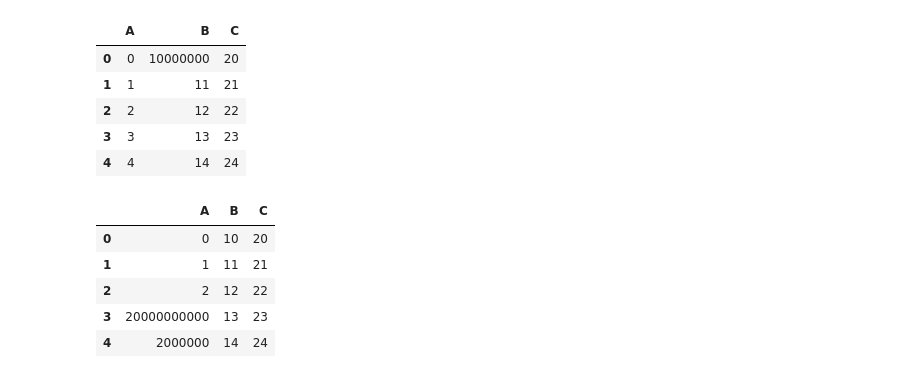
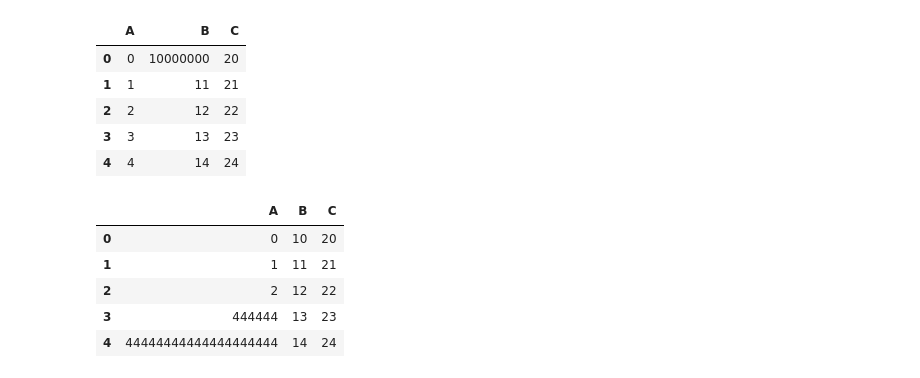
Before and after one commit to sandeepny441/transform_2023, a Jupyter notebook: pandas_repo/pandas_gym/011_replace.ipynb, the cells around one changed output. Saved outputs shown, nothing was run; the diff lists cells and outputs as text; code cells hidden in the pictures.

```diff
--- a/pandas_repo/pandas_gym/011_replace.ipynb
+++ b/pandas_repo/pandas_gym/011_replace.ipynb
@@ -29,11 +30,11 @@ df.replace(10, 10000000)
 | 3 | 3 | 13 | 23 |
 | 4 | 4 | 14 | 24 |
 # %%
-df.replace([3,4], [20000000000, 2000000])
+df.replace([3,4], [444444, 44444444444444444444])
 # %% [output]
 |  | A | B | C |
 | 0 | 0 | 10 | 20 |
 | 1 | 1 | 11 | 21 |
 | 2 | 2 | 12 | 22 |
-| 3 | 20000000000 | 13 | 23 |
-| 4 | 2000000 | 14 | 24 |
+| 3 | 444444 | 13 | 23 |
+| 4 | 44444444444444444444 | 14 | 24 |
```
Also changed, not shown: parts of 35 cells of this notebook, 4 other files.
